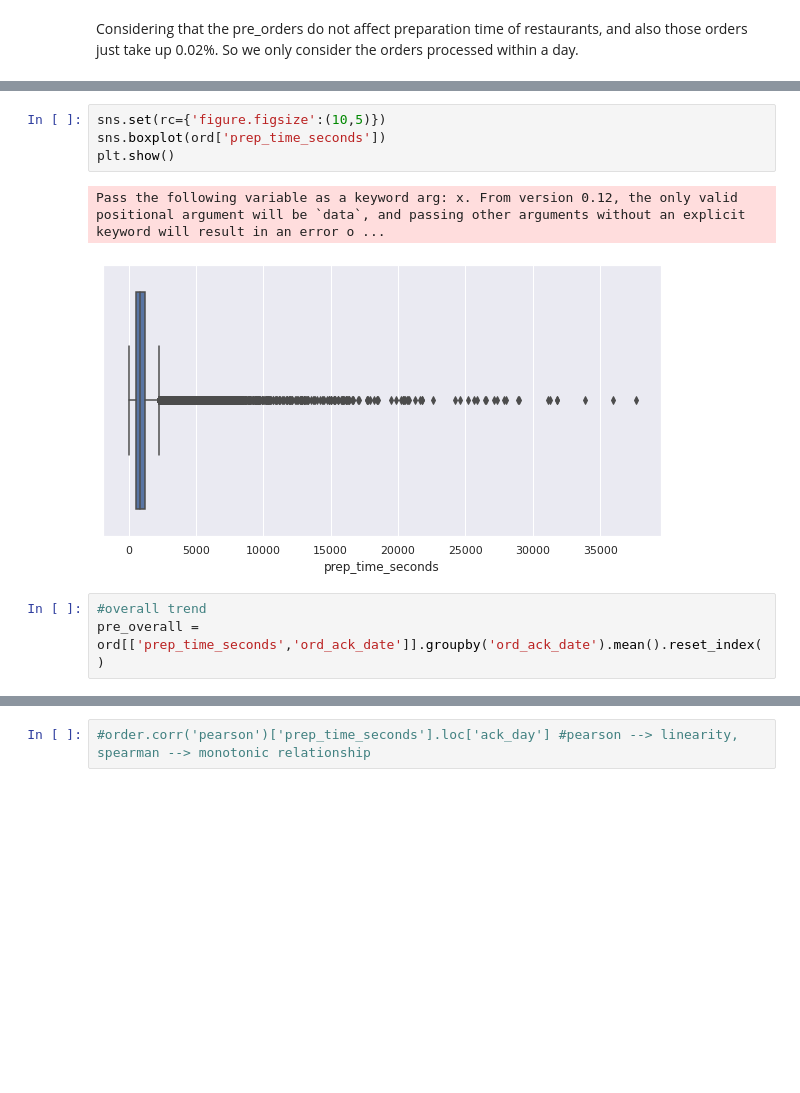
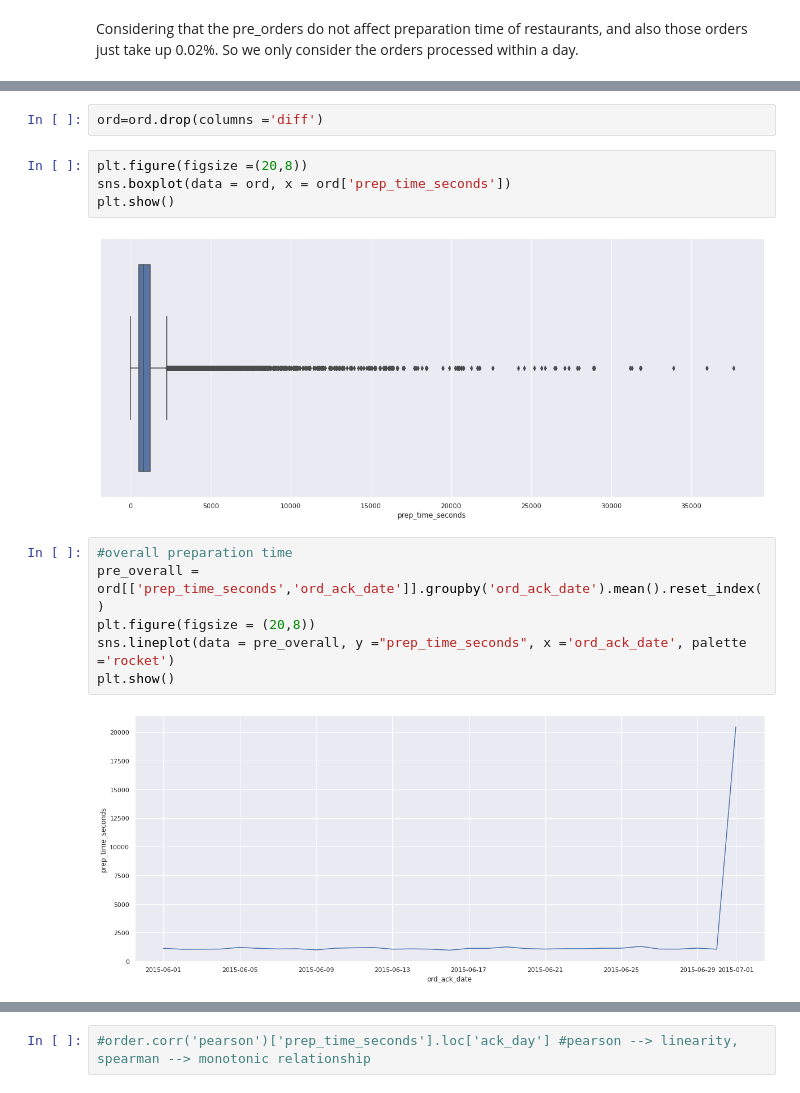
Before and after one commit to tramyynt/Delivery-Hiring, a Jupyter notebook: Delivery_Hiring.ipynb, the cells around one changed output, grey strips where cells are left out. Saved outputs shown, nothing was run; the diff lists cells and outputs as text; blank space fills up the shorter version.

```diff
--- a/Delivery_Hiring.ipynb
+++ b/Delivery_Hiring.ipynb
@@ -152,10 +177,16 @@ casting timedelta64[ns] values to int64 with .astype(...) is deprecated and will
+# %%
+ord=ord.drop(columns ='diff')
 # %%
-sns.set(rc={'figure.figsize':(10,5)})
-sns.boxplot(ord['prep_time_seconds'])
+plt.figure(figsize =(20,8))
+sns.boxplot(data = ord, x = ord['prep_time_seconds'])
 plt.show()
 # %% [output]
-Pass the following variable as a keyword arg: x. From version 0.12, the only valid positional argument will be `data`, and passing other arguments without an explicit keyword will result in an error o ...
-[figure, old version]
+[figure, new version]
 # %%
-#overall trend
+#overall preparation time
 pre_overall = ord[['prep_time_seconds','ord_ack_date']].groupby('ord_ack_date').mean().reset_index()
+plt.figure(figsize = (20,8))
+sns.lineplot(data = pre_overall, y ="prep_time_seconds", x ='ord_ack_date', palette ='rocket')
+plt.show()
+# %% [output]
+[figure, added]
```
Also changed, not shown: parts of 54 cells of this notebook.
